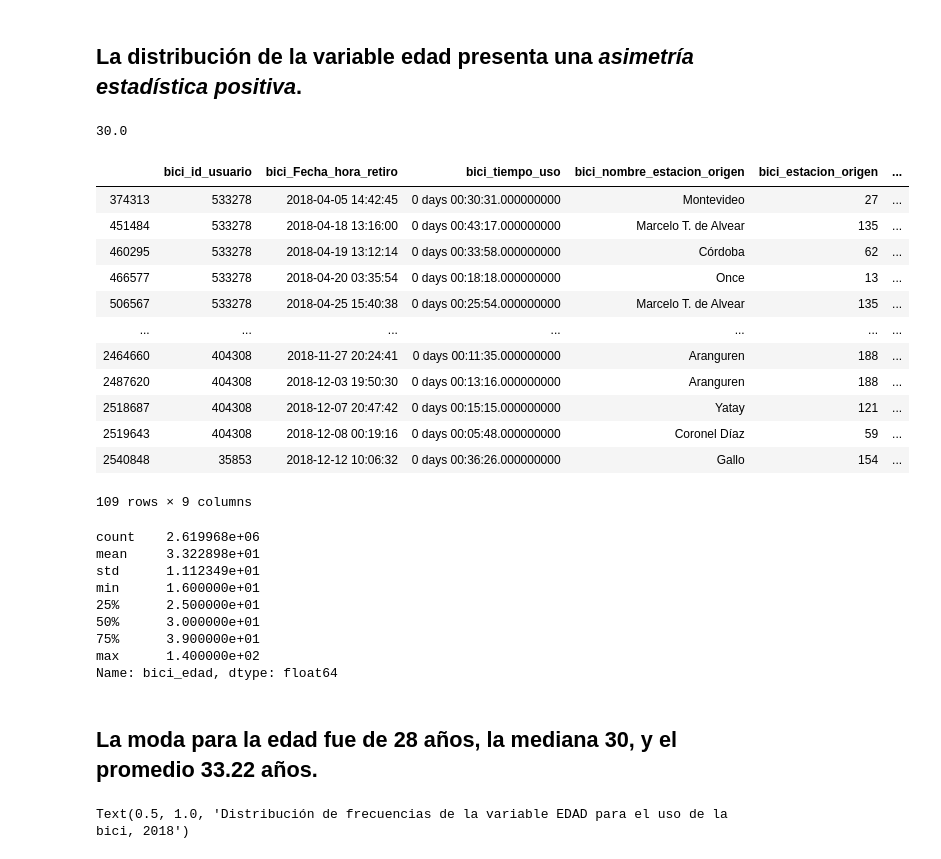
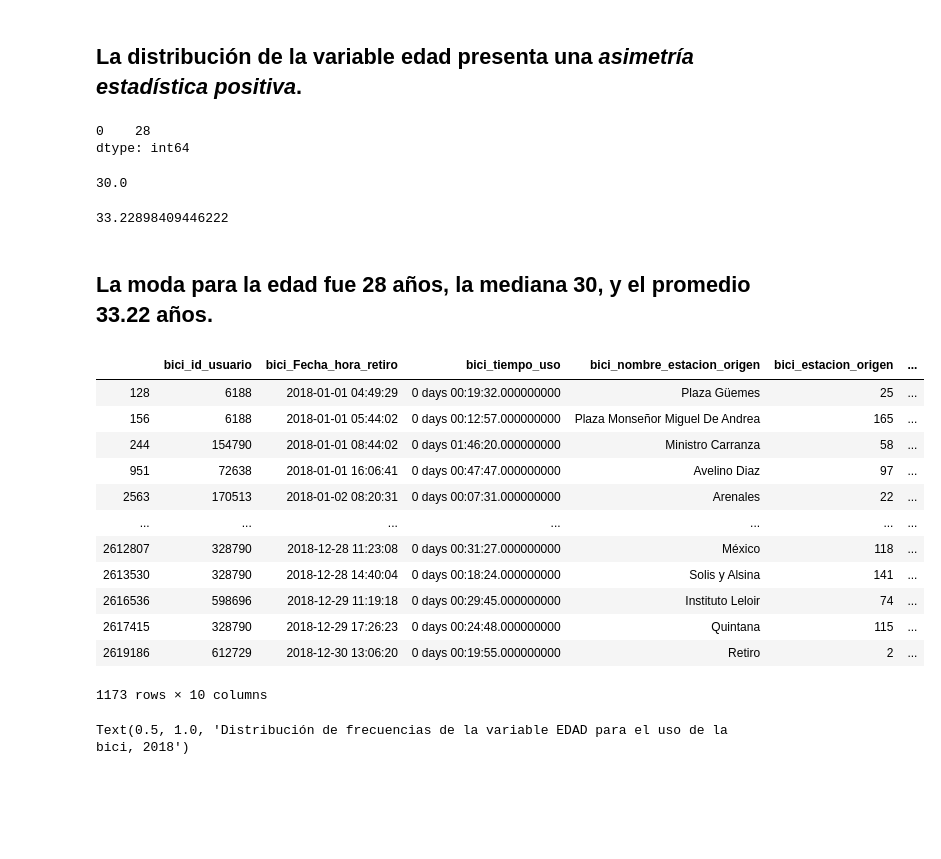
Before and after one commit to fpaterson/Acamica-Data-Science, a Jupyter notebook: Presentación personal/Presentación personal, dataset bicis.ipynb, the cells around one changed output. Cells and saved outputs as stored; diff of their text form; code cells hidden in the pictures; blank space fills up the shorter version.

```diff
--- a/Presentación personal/Presentación personal, dataset bicis.ipynb
+++ b/Presentación personal/Presentación personal, dataset bicis.ipynb
@@ -275,42 +293,41 @@ Text(0.5, 1.0, 'Cantidad de VIAJES según EDAD, 2018')
 [figure]
 # %% [markdown]
 ## La distribución de la variable edad presenta una *asimetría estadística positiva*.
+# %%
+moda = df["bici_edad"].mode()
+print(moda)
+# %% [output]
+0    28
+dtype: int64
 # %%
 mediana = df["bici_edad"].median()
 print(mediana)
 # %% [output]
 30.0
+# %%
+promedio = df["bici_edad"].mean()
+print(promedio)
+# %% [output]
+33.22898409446222
+# %% [markdown]
+## La moda para la edad fue 28 años, la mediana 30, y el promedio 33.22 años.
 # %%
-#filtrado de acuerdo a un criterio (EDAD)
-df[df.bici_edad >= 90]
+#filtrado de acuerdo a un criterio (EDAD) con dos valores
+df[(df.bici_edad >= 80) & (df.bici_edad <140)]
 # %% [output]
 |  | bici_id_usuario | bici_Fecha_hora_retiro | bici_tiempo_uso | bici_nombre_estacion_origen | bici_estacion_origen | ... |
-| 374313 | 533278 | 2018-04-05 14:42:45 | 0 days 00:30:31.000000000 | Montevideo | 27 | ... |
-| 451484 | 533278 | 2018-04-18 13:16:00 | 0 days 00:43:17.000000000 | Marcelo T. de Alvear | 135 | ... |
-| 460295 | 533278 | 2018-04-19 13:12:14 | 0 days 00:33:58.000000000 | Córdoba | 62 | ... |
-| 466577 | 533278 | 2018-04-20 03:35:54 | 0 days 00:18:18.000000000 | Once | 13 | ... |
-| 506567 | 533278 | 2018-04-25 15:40:38 | 0 days 00:25:54.000000000 | Marcelo T. de Alvear | 135 | ... |
+| 128 | 6188 | 2018-01-01 04:49:29 | 0 days 00:19:32.000000000 | Plaza Güemes | 25 | ... |
+| 156 | 6188 | 2018-01-01 05:44:02 | 0 days 00:12:57.000000000 | Plaza Monseñor Miguel De Andrea | 165 | ... |
+| 244 | 154790 | 2018-01-01 08:44:02 | 0 days 01:46:20.000000000 | Ministro Carranza | 58 | ... |
+| 951 | 72638 | 2018-01-01 16:06:41 | 0 days 00:47:47.000000000 | Avelino Diaz | 97 | ... |
+| 2563 | 170513 | 2018-01-02 08:20:31 | 0 days 00:07:31.000000000 | Arenales | 22 | ... |
 | ... | ... | ... | ... | ... | ... | ... |
-| 2464660 | 404308 | 2018-11-27 20:24:41 | 0 days 00:11:35.000000000 | Aranguren | 188 | ... |
-| 2487620 | 404308 | 2018-12-03 19:50:30 | 0 days 00:13:16.000000000 | Aranguren | 188 | ... |
-| 2518687 | 404308 | 2018-12-07 20:47:42 | 0 days 00:15:15.000000000 | Yatay | 121 | ... |
-| 2519643 | 404308 | 2018-12-08 00:19:16 | 0 days 00:05:48.000000000 | Coronel Díaz | 59 | ... |
-| 2540848 | 35853 | 2018-12-12 10:06:32 | 0 days 00:36:26.000000000 | Gallo | 154 | ... |
+| 2612807 | 328790 | 2018-12-28 11:23:08 | 0 days 00:31:27.000000000 | México | 118 | ... |
+| 2613530 | 328790 | 2018-12-28 14:40:04 | 0 days 00:18:24.000000000 | Solis y Alsina | 141 | ... |
+| 2616536 | 598696 | 2018-12-29 11:19:18 | 0 days 00:29:45.000000000 | Instituto Leloir | 74 | ... |
+| 2617415 | 328790 | 2018-12-29 17:26:23 | 0 days 00:24:48.000000000 | Quintana | 115 | ... |
+| 2619186 | 612729 | 2018-12-30 13:06:20 | 0 days 00:19:55.000000000 | Retiro | 2 | ... |
-109 rows × 9 columns
+1173 rows × 10 columns
-# %%
-df.bici_edad.describe()
-# %% [output]
-count    2.619968e+06
-mean     3.322898e+01
-std      1.112349e+01
-min      1.600000e+01
-25%      2.500000e+01
-50%      3.000000e+01
-75%      3.900000e+01
-max      1.400000e+02
-Name: bici_edad, dtype: float64
-# %% [markdown]
-## La moda para la edad fue de 28 años, la mediana 30, y el promedio 33.22 años.
 # %%
 sns.set(style="darkgrid")
 sns.distplot(df["bici_edad"]).set_title("Distribución de frecuencias de la variable EDAD para el uso de la bici, 2018")
```
Also changed, not shown: parts of 7 cells of this notebook.
